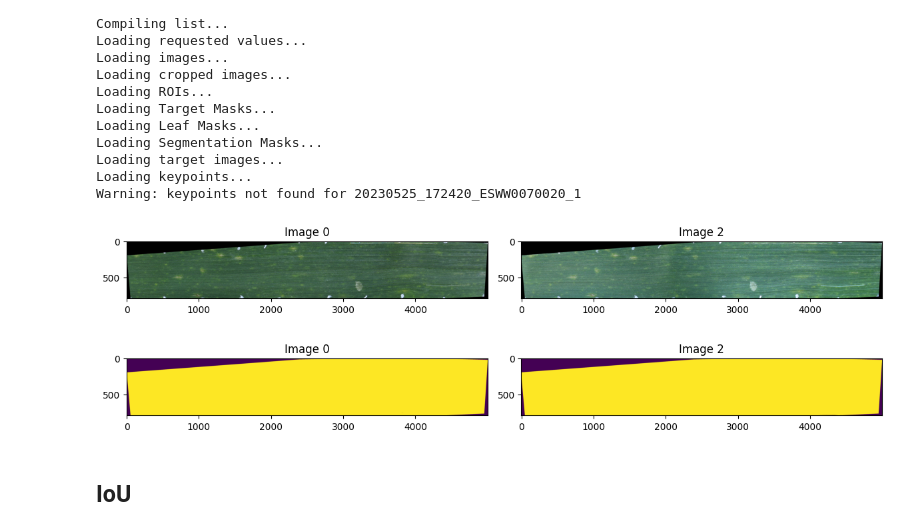
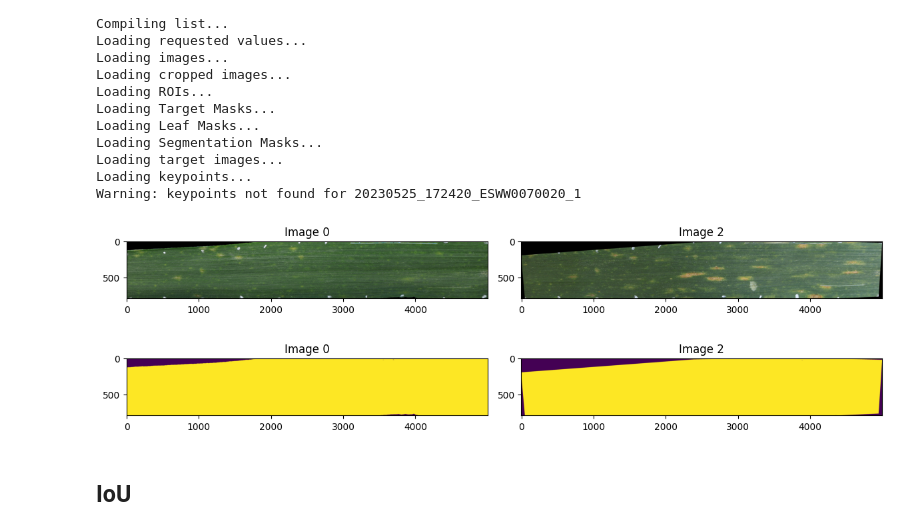
Before and after one commit to eboesch/LeafAlignment, a Jupyter notebook: Metrics.ipynb, the cells around one changed output. Saved outputs shown, nothing was run; the diff lists cells and outputs as text; code cells hidden in the pictures.

```diff
--- a/Metrics.ipynb
+++ b/Metrics.ipynb
@@ -49,14 +49,14 @@ Loading target images...
 Loading keypoints...
 Warning: keypoints not found for 20230525_172420_ESWW0070020_1
 # %%
-fixed, moving, fixed_mask, moving_mask = fetch_registered_image_mask_pair(leaf, 1, 2, "Piecewise Affine")
+fixed, moving, fixed_mask, moving_mask = fetch_registered_image_mask_pair(leaf, 0, 7, "Piecewise Affine")
 fig, ax = plot_image_pair(fixed, moving, 0, 2)
 fig.show()
 fig, ax = plot_image_pair(fixed_mask, moving_mask, 0, 2)
 fig.show()
 # %% [output]
-[figure, old version]
+[figure, new version]
-[figure, old version]
+[figure, new version]
 # %% [markdown]
 ## IoU
 # %%
```
Also changed, not shown: parts of 3 cells of this notebook, 1 other file.
